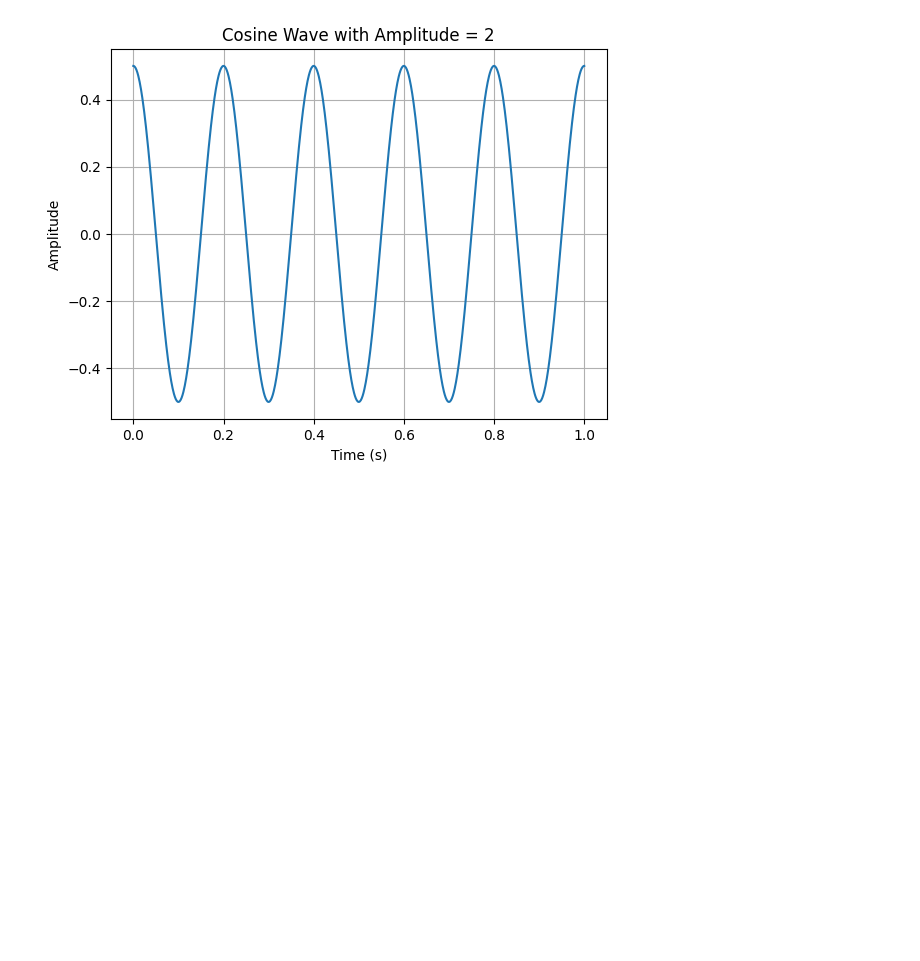
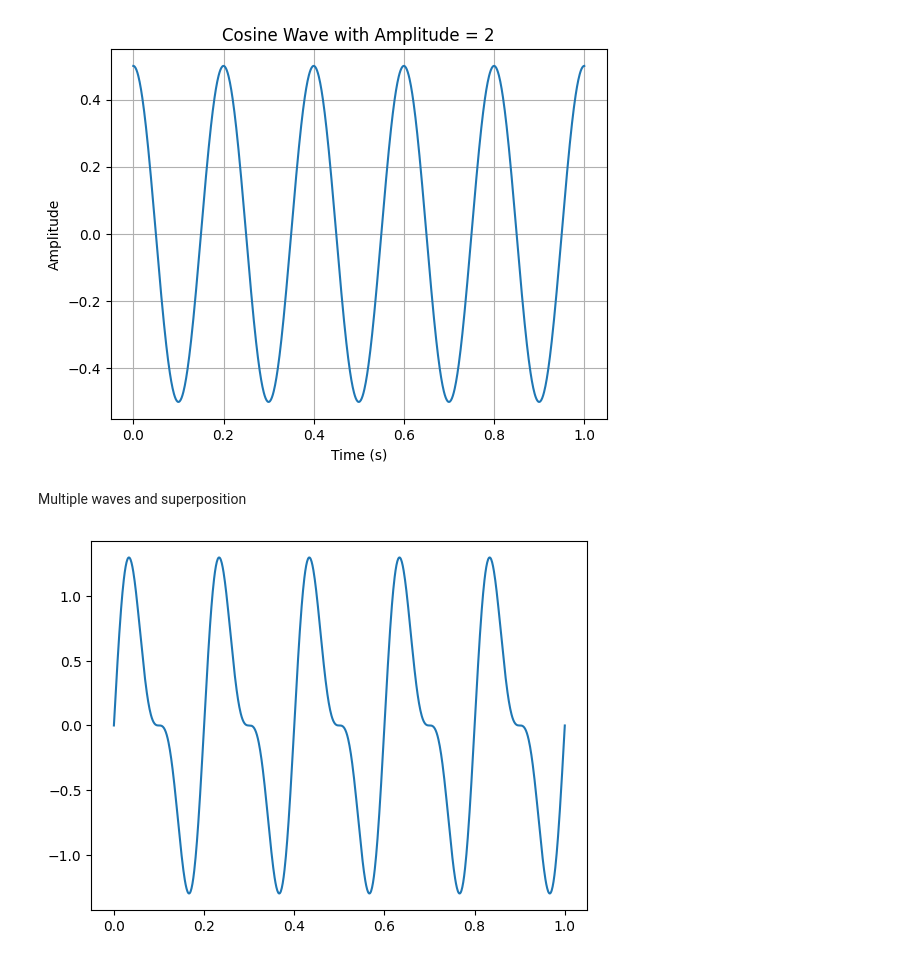
Before and after one commit to Abdullah-9864/Git, a Jupyter notebook: Signal Generation and Visualization.ipynb, the cells around one changed output. Saved outputs shown, nothing was run; the diff lists cells and outputs as text; code cells hidden in the pictures; blank space fills up the shorter version.

```diff
--- a/Signal Generation and Visualization.ipynb
+++ b/Signal Generation and Visualization.ipynb
@@ -77,3 +77,11 @@ banana.grid(True)
 banana.show()
 # %% [output]
 [figure]
+# %% [markdown]
+Multiple waves and superposition
+# %%
+signal= np.sin(2* np.pi *5*t) + 0.5*np.sin(2* np.pi *10*t)
+banana.plot(t, signal)
+banana.show()
+# %% [output]
+[figure, added]
```
Also changed, not shown: parts of 11 cells of this notebook.
